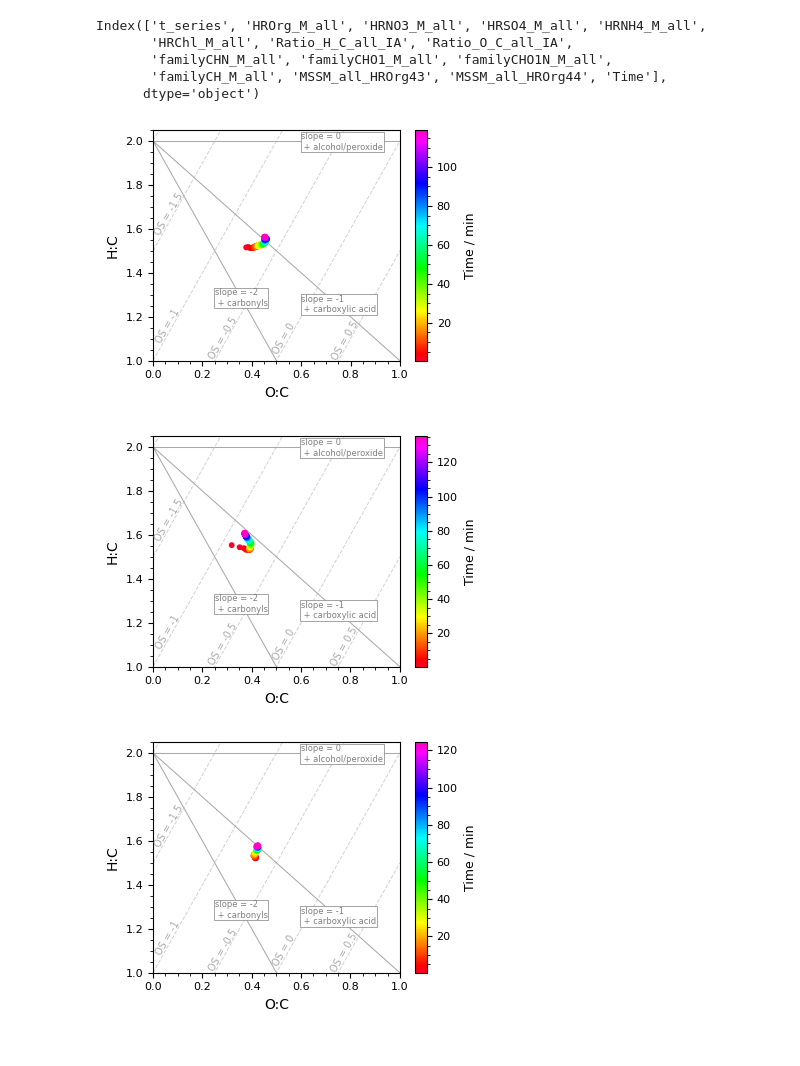
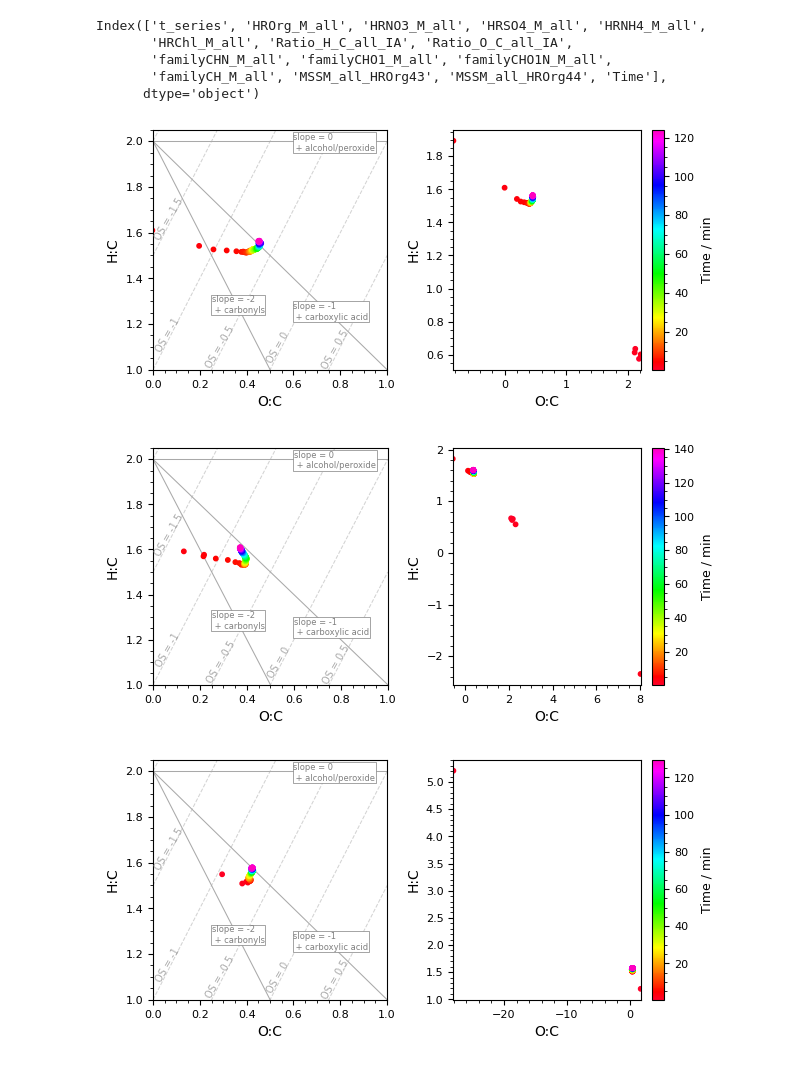
Before and after one commit to Normann25/DataTreatment_PhD, a Jupyter notebook: Sabinene+O3/AMS_elemental.ipynb, the cells around one changed output. Drawn from its saved outputs; the diff is of its cells as text; code cells hidden in the pictures.

```diff
--- a/Sabinene+O3/AMS_elemental.ipynb
+++ b/Sabinene+O3/AMS_elemental.ipynb
@@ -27,9 +27,7 @@ Index(['t_series', 'HROrg_M_all', 'HRNO3_M_all', 'HRSO4_M_all', 'HRNH4_M_all',
        'familyCH_M_all', 'MSSM_all_HROrg43', 'MSSM_all_HROrg44', 'Time'],
       dtype='object')
 # %%
-def plot_VanKrevelen(df, df_keys, timestamps, run_length):
-    fig, ax = plt.subplots(figsize = (4,3))
-
+def time_filtered_conc(df, df_keys, timestamps):
     start_time, end_time = pd.to_datetime(timestamps[0]), pd.to_datetime(timestamps[1])
     time = pd.to_datetime(df['Time'])
     time_filter = (time >= start_time) & (time <= end_time)
@@ -43,11 +41,18 @@ def plot_VanKrevelen(df, df_keys, timestamps, run_length):
 
         new_df[key] = filtered_conc
 
+    return new_df
+
+def plot_VanKrevelen(df, df_keys, timestamps, run_length):
+    new_df = time_filtered_conc(df, df_keys, timestamps)
+
     n_points = len(new_df['Time'])
     cmap = mpl.colormaps['gist_rainbow']
+    fig, ax = plt.subplots(1,2, figsize = (6.3, 3))
 
     c_ = np.linspace(1, n_points, n_points)
-    ax.scatter(new_df[df_keys[1]], new_df[df_keys[0]], c = c_, cmap = cmap, s = 10)
+    ax[0].scatter(new_df[df_keys[1]], new_df[df_keys[0]], c = c_, cmap = cmap, s = 10)
+    ax[1].scatter(new_df[df_keys[1]], new_df[df_keys[0]], c = c_, cmap = cmap, s = 10)
 
     # Create a scalar mappable for colorbar
     norm = mpl.colors.Normalize(vmin=run_length, vmax=run_length + (n_points - 1) * run_length)
@@ -55,7 +60,7 @@ def plot_VanKrevelen(df, df_keys, timestamps, run_length):
     sm.set_array([])  # Required for colorbar
 
     # Add colorbar to the figure
-    cbar = fig.colorbar(sm, ax=ax, orientation='vertical')
+    cbar = fig.colorbar(sm, ax=ax[1], orientation='vertical')
     cbar.set_label('Time / min', fontsize=9)
     cbar.ax.tick_params(labelsize=8)
 
@@ -63,12 +68,12 @@ def plot_VanKrevelen(df, df_keys, timestamps, run_length):
 
     for OS in np.linspace(-2, 2, 9): # Oxidation states from -2 to 2
         H_C_ratio = 2*O_C_ratio-OS
-        ax.plot(O_C_ratio, H_C_ratio, color = 'lightgray', lw = 0.75, ls = '--', zorder = -10)
+        ax[0].plot(O_C_ratio, H_C_ratio, color = 'lightgray', lw = 0.75, ls = '--', zorder = -10)
 
     OS_labels = ['OS = -1.5', 'OS = -1', 'OS = -0.5', 'OS = 0', 'OS = 0.5']
     OS_placement = [[0.001, 1.57], [0.005, 1.08], [0.22, 1.01], [0.48, 1.03], [0.715, 1.002]]
     for label, placement in zip(OS_labels, OS_placement):
-        ax.text(placement[0], placement[1], label, rotation = 60, fontsize = 7, color = 'darkgray')
+        ax[0].text(placement[0], placement[1], label, rotation = 60, fontsize = 7, color = 'darkgray')
 
     # Organic compound lines
     x = np.linspace(0, 1, 100)
@@ -80,27 +85,28 @@ def plot_VanKrevelen(df, df_keys, timestamps, run_length):
     compound_placements = [[0.6, 1.96], [0.6, 1.22], [0.25, 1.25]]
 
     for i, y in enumerate([y1, y2, y3]):
-        ax.plot(x, y, color = 'darkgray', lw = 0.75, zorder = -10)
-        ax.text(compound_placements[i][0], compound_placements[i][1],
+        ax[0].plot(x, y, color = 'darkgray', lw = 0.75, zorder = -10)
+        ax[0].text(compound_placements[i][0], compound_placements[i][1],
                 compound_labels[i],
                 bbox=dict(ec = 'gray', fc = 'white', lw = 0.5, pad = 0.5),
                 color = 'gray', fontsize = 6)
 
-    ax.set(xlim = (0,1), ylim = (1,2.05), xlabel = 'O:C', ylabel = 'H:C')
+    ax[0].set(xlim = (0,1), ylim = (1,2.05), xlabel = 'O:C', ylabel = 'H:C')
+    ax[1].set(xlabel = 'O:C', ylabel = 'H:C')
 
     return fig, ax
 # %%
-timestamps = [['2025-08-20 10:10', '2025-08-20 12:25'],
-              ['2025-08-22 10:20', '2025-08-22 12:48'],
-              ['2025-08-25 09:27', '2025-08-25 11:37'],
-              ['2025-08-26 09:36', '2025-08-26 11:42'],
-              ['2025-08-28 09:07', '2025-08-28 12:00']]
+timestamps = [['2025-08-20 10:05', '2025-08-20 12:25'],
+              ['2025-08-22 10:15', '2025-08-22 12:48'],
+              ['2025-08-25 09:22', '2025-08-25 11:37'],
+              ['2025-08-26 09:25', '2025-08-26 11:42'],
+              ['2025-08-28 09:02', '2025-08-28 12:00']]
 
 for key, time in zip(AMS.keys(), timestamps):
     fig, ax = plot_VanKrevelen(AMS[key], ['Ratio_H_C_all_IA', 'Ratio_O_C_all_IA'], time, 0.5)
-    fig.tight_layout()
+    fig.tight_layout(pad = 0.75)
     fig.savefig(f'vanKrevelen_{key}.jpg', dpi = 600)
 # %% [output]
-[figure, old version]
+[figure, new version]
-[figure, old version]
+[figure, new version]
-[figure, old version]
+[figure, new version]
```
Also changed, not shown: parts of 1 cell of this notebook.
